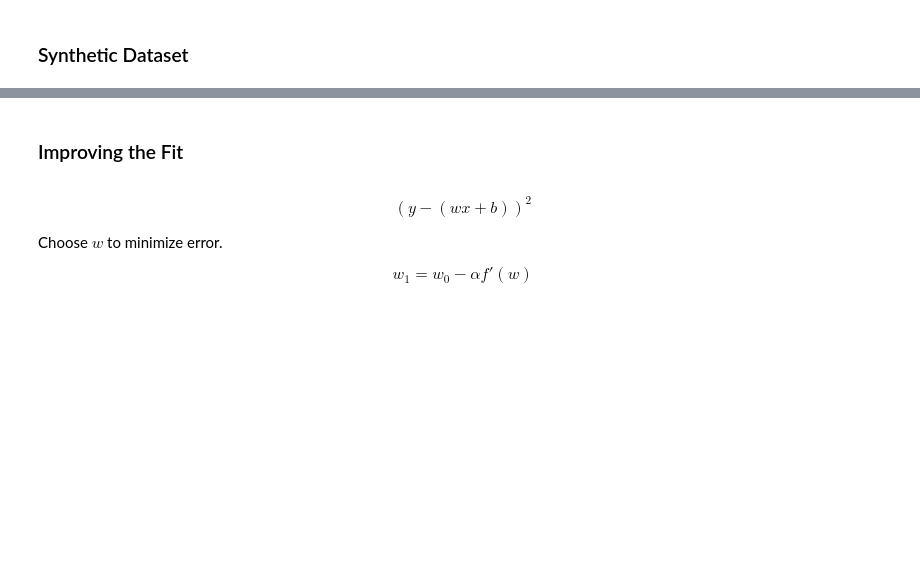
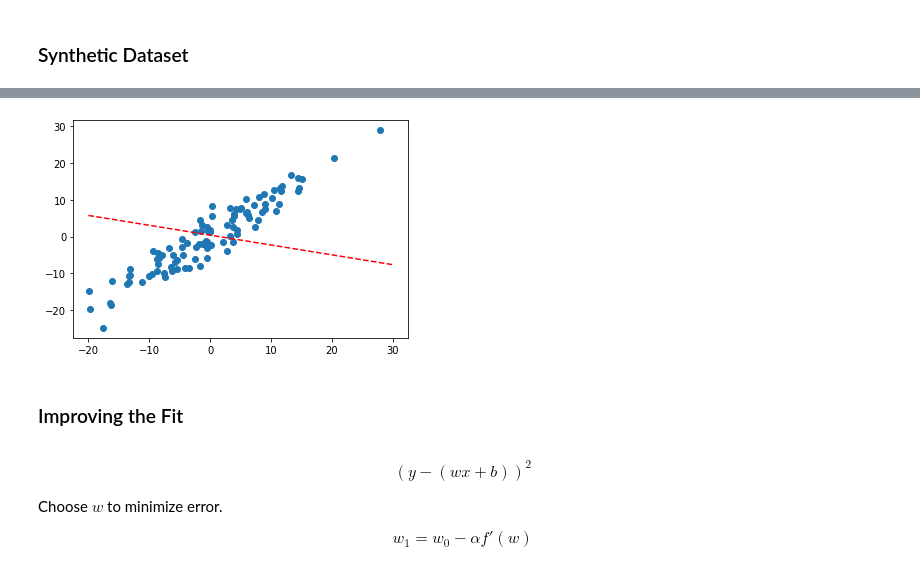
Before and after one commit to iPrinka/MITx-Micromasters-Statistics-Data-Science, a Jupyter notebook: oneleague_ml_w5.ipynb, the cells around one changed output, grey strips where cells are left out. Saved outputs shown, nothing was run; the diff lists cells and outputs as text; code cells hidden in the pictures; blank space fills up the shorter version.

```diff
--- a/oneleague_ml_w5.ipynb
+++ b/oneleague_ml_w5.ipynb
@@ -87,5 +87,7 @@ import torch
 import torch.nn as nn
 # %%
 #create a weight and bias vector
+w = torch.tensor(3.0, requires_grad = True)
+b = torch.tensor(1.0, requires_grad = True)
 # %%
 #look at the weight
@@ -138,2 +189,4 @@ y = X + torch.randn(100, 1)*3
 # %%
 #function to get parameters
+def get_params():
+  return w[0][0].item(), b[0].item()
@@ -142,5 +193,16 @@ y = X + torch.randn(100, 1)*3
+# %%
+#function for plotting fit
+def plot_model_fit():
+  w1, b1 = get_params()
+  x1 = np.array([-20, 30])
+  y1 = w1*x1 + b1
+  plt.plot(x1, y1, '--r')
+  plt.scatter(X, y)
 # %%
 #plot it
+plot_model_fit()
+# %% [output]
+[figure, added]
 # %% [markdown]
 ### Improving the Fit
 # %% [markdown]
```
Also changed, not shown: parts of 26 cells of this notebook.
